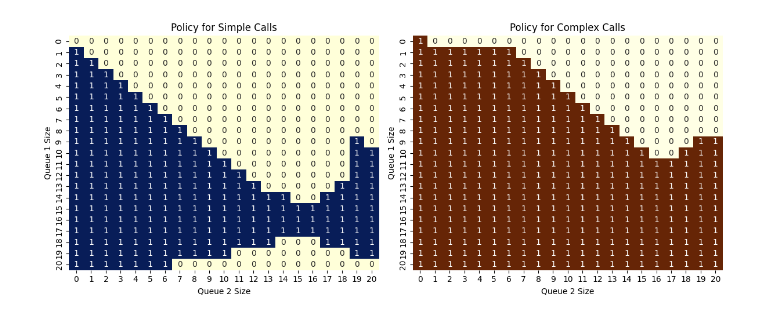
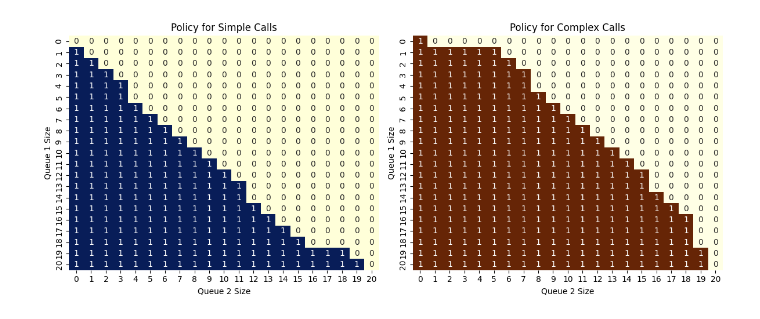
Before and after one commit to ifboelhasrin/MDSProj_CallCentre, a Jupyter notebook: call_centre_sim_0425.ipynb, the cells around one changed output. Drawn from its saved outputs; the diff is of its cells as text; code cells hidden in the pictures.

```diff
--- a/call_centre_sim_0425.ipynb
+++ b/call_centre_sim_0425.ipynb
@@ -294,18 +294,23 @@ def plot_waiting_times_by_queue(results):
     plt.show()
 # %%
 # Load optimal policy from the pickle file
-with open('policy_simple.pkl', 'rb') as f:
+# with open('policy_simple.pkl', 'rb') as f:
+#     opt_simple_policy = pickle.load(f)
+# with open('policy_complex.pkl', 'rb') as f:
+#     opt_complex_policy = pickle.load(f)
+
+with open('policy_simple_withdrop.pkl', 'rb') as f:
     opt_simple_policy = pickle.load(f)
-with open('policy_complex.pkl', 'rb') as f:
+with open('policy_complex_withdrop.pkl', 'rb') as f:
     opt_complex_policy = pickle.load(f)
 
 # Set runtime for the simulation
 RUNTIME = 24  # Simulate for 24 hours
 
 # Plot the policies
 plot_policies(opt_simple_policy, opt_complex_policy)
 # %% [output]
-[figure, old version]
+[figure, new version]
 # %%
 # Run the simulation
 results = run_simulation(opt_simple_policy, opt_complex_policy, sim_time=RUNTIME)
```
Also changed, not shown: parts of 12 cells of this notebook, 7 other files.
